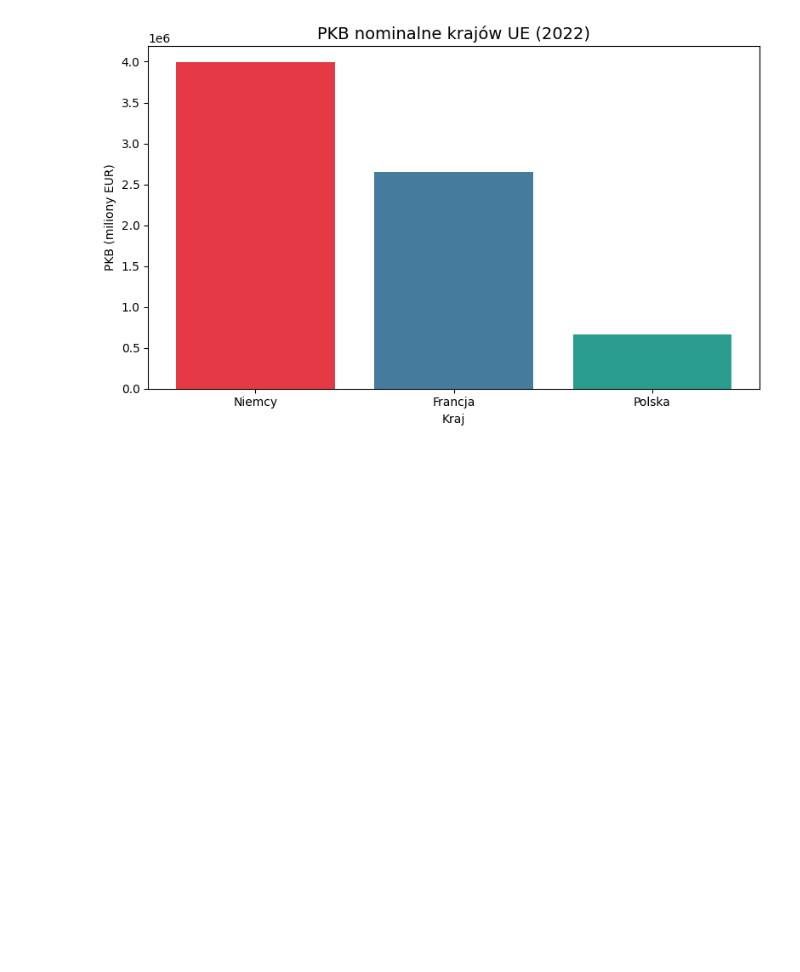
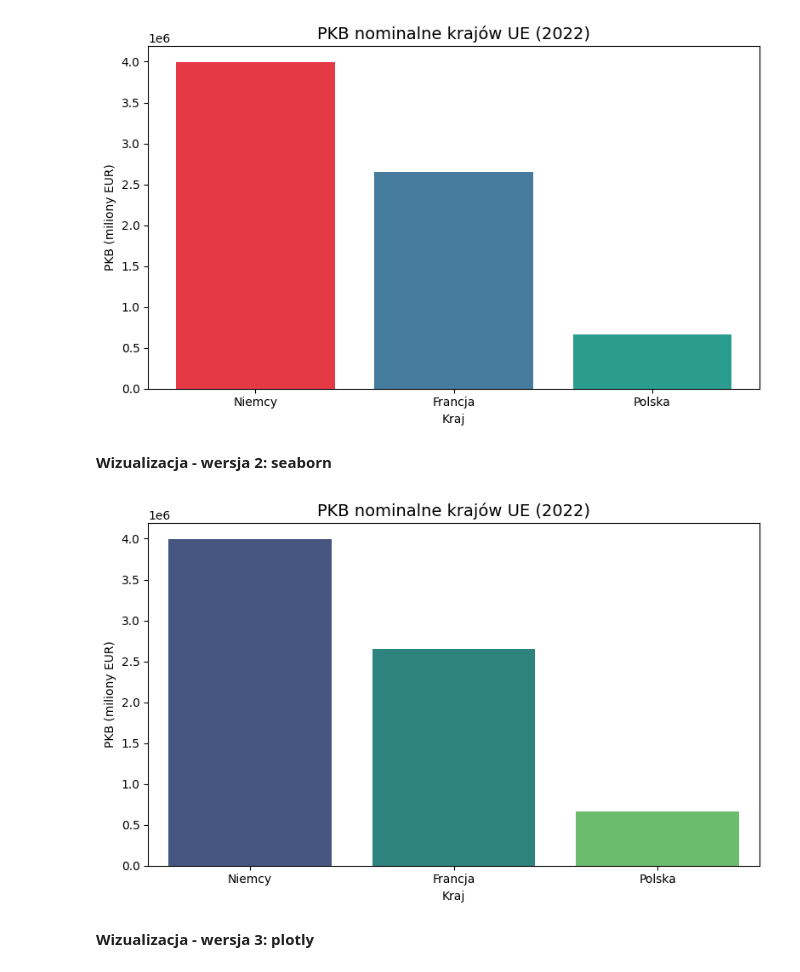
Before and after one commit to Awerroes569/eurostat-gdp-task, a Jupyter notebook: gdp_analysis.ipynb, the cells around one changed output. Saved outputs shown, nothing was run; the diff lists cells and outputs as text; code cells hidden in the pictures; blank space fills up the shorter version.

```diff
--- a/gdp_analysis.ipynb
+++ b/gdp_analysis.ipynb
@@ -67,6 +83,20 @@ plt.tight_layout()
 plt.show()
 # %% [output]
 [figure]
+# %% [markdown]
+**Wizualizacja - wersja 2: seaborn**
+# %%
+plt.figure(figsize=(8, 5))
+sns.barplot(data=df_gdp, x='country', y='gdp_2022', palette='viridis', hue='country', legend=False)
+plt.title('PKB nominalne krajów UE (2022)', fontsize=14)
+plt.ylabel('PKB (miliony EUR)')
+plt.xlabel('Kraj')
+plt.tight_layout()
+plt.show()
+# %% [output]
+[figure, added]
+# %% [markdown]
+**Wizualizacja - wersja 3: plotly**
 # %%
 fig = px.bar(
     df_gdp,
```
Also changed, not shown: parts of 6 cells of this notebook, 1 other file.
